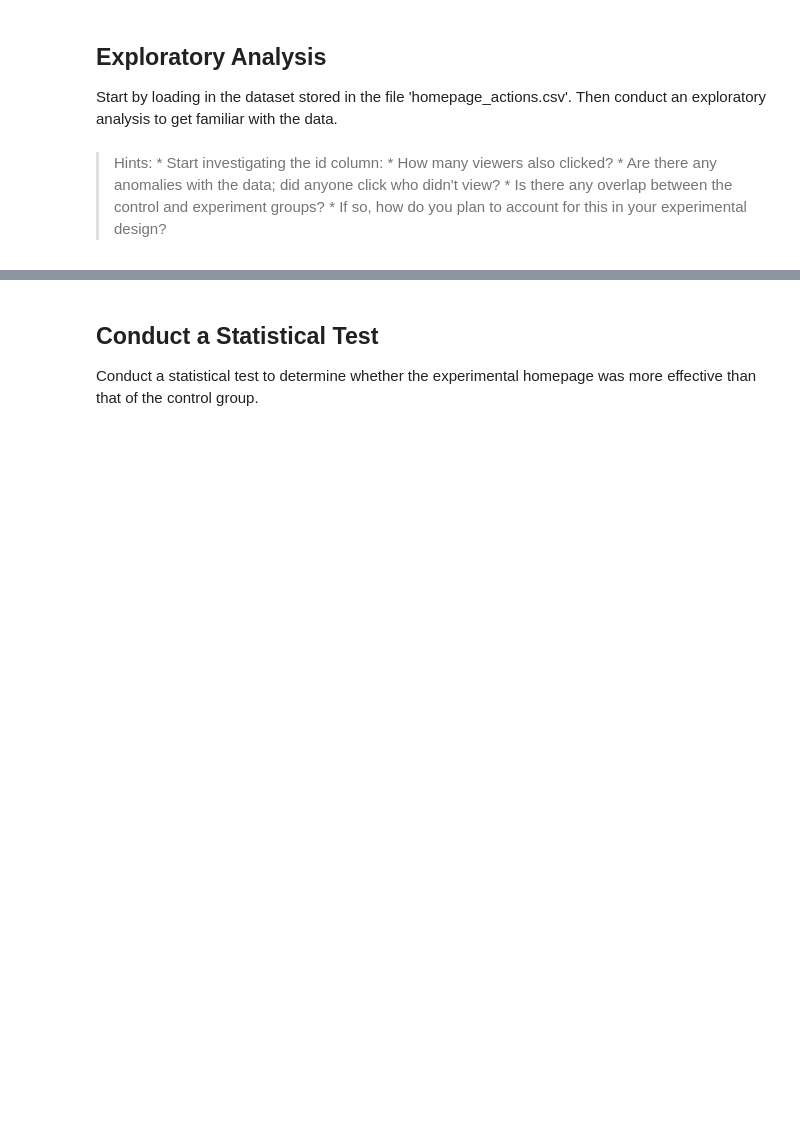
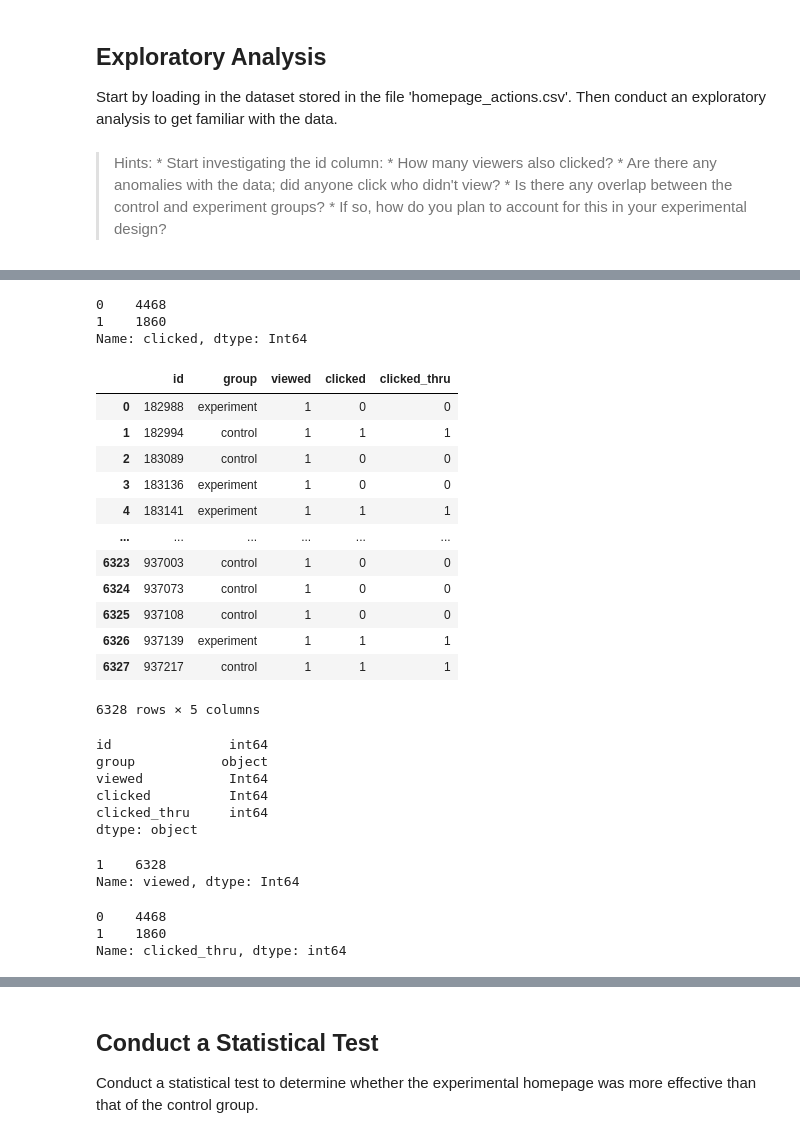
Before and after one commit to jbenasuli/flatiron-cumulative-labs, a Jupyter notebook: dsc-website-ab-testing-lab/index.ipynb, the cells around one changed output, grey strips where cells are left out. Drawn from its saved outputs; the diff is of its cells as text; code cells hidden in the pictures; blank space fills up the shorter version.

```diff
--- a/dsc-website-ab-testing-lab/index.ipynb
+++ b/dsc-website-ab-testing-lab/index.ipynb
@@ -25,0 +213,3 @@ Start by loading in the dataset stored in the file 'homepage_actions.csv'. Then
+# %%
+df_4 = df_4.drop(columns='user_actions')
+df_4
@@ -25,0 +230,4 @@ Start by loading in the dataset stored in the file 'homepage_actions.csv'. Then
+# %%
+df_4['viewed'] = df_4['viewed'].map({'view': 1, 'None': 0}).astype('Int64')
+df_4['clicked'] = df_4['clicked'].map({'click': 1, 'None': 0}).astype('Int64').fillna(0)
+df_4
@@ -25,0 +262,23 @@ Start by loading in the dataset stored in the file 'homepage_actions.csv'. Then
+# %%
+df_4.clicked.value_counts()
+# %% [output]
+0    4468
+1    1860
+Name: clicked, dtype: Int64
+# %%
+df_4['clicked_thru'] = np.where(df_4['clicked'] == 1, 1, 0)
+df_4
+# %% [output]
+|  | id | group | viewed | clicked | clicked_thru |
+| 0 | 182988 | experiment | 1 | 0 | 0 |
+| 1 | 182994 | control | 1 | 1 | 1 |
+| 2 | 183089 | control | 1 | 0 | 0 |
+| 3 | 183136 | experiment | 1 | 0 | 0 |
+| 4 | 183141 | experiment | 1 | 1 | 1 |
+| ... | ... | ... | ... | ... | ... |
+| 6323 | 937003 | control | 1 | 0 | 0 |
+| 6324 | 937073 | control | 1 | 0 | 0 |
+| 6325 | 937108 | control | 1 | 0 | 0 |
+| 6326 | 937139 | experiment | 1 | 1 | 1 |
+| 6327 | 937217 | control | 1 | 1 | 1 |
+6328 rows × 5 columns
@@ -25,0 +287,20 @@ Start by loading in the dataset stored in the file 'homepage_actions.csv'. Then
+# %%
+df_4.dtypes
+# %% [output]
+id               int64
+group           object
+viewed           Int64
+clicked          Int64
+clicked_thru     int64
+dtype: object
+# %%
+df_4.viewed.value_counts()
+# %% [output]
+1    6328
+Name: viewed, dtype: Int64
+# %%
+df_4.clicked_thru.value_counts()
+# %% [output]
+0    4468
+1    1860
+Name: clicked_thru, dtype: int64
```
Also changed, not shown: parts of 34 cells of this notebook, 1 other file.
